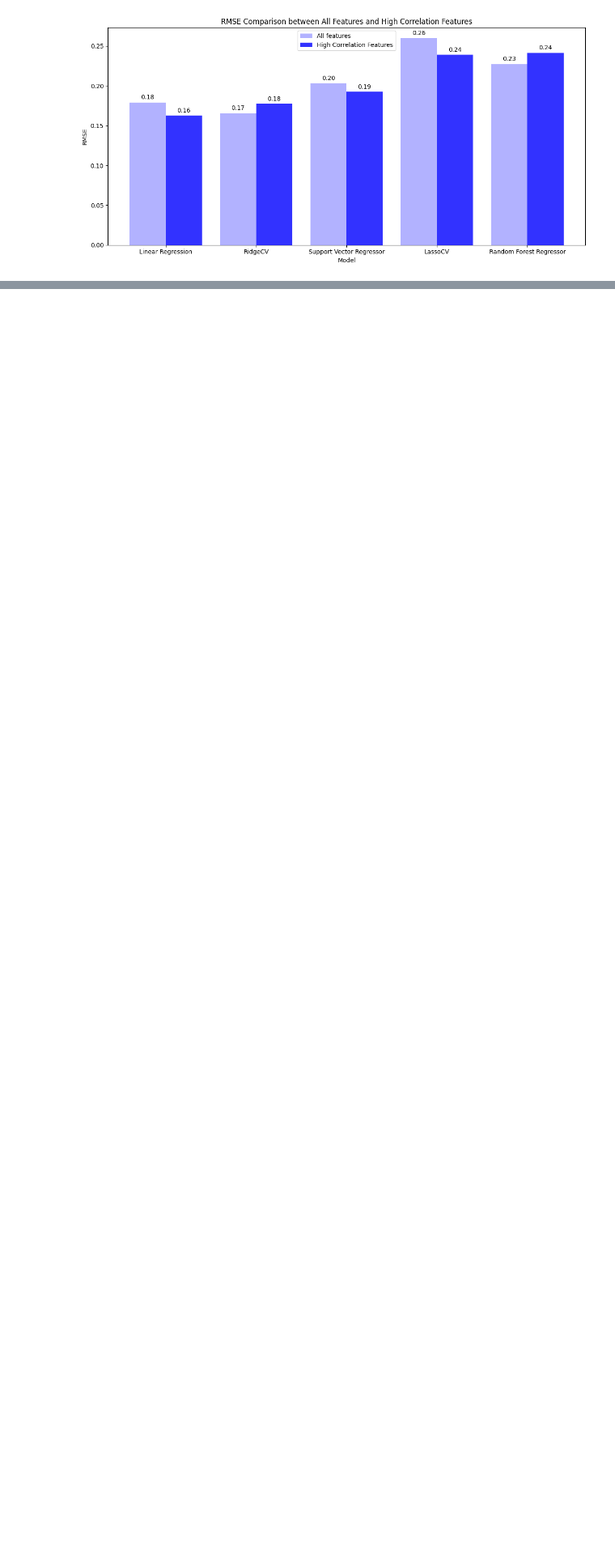
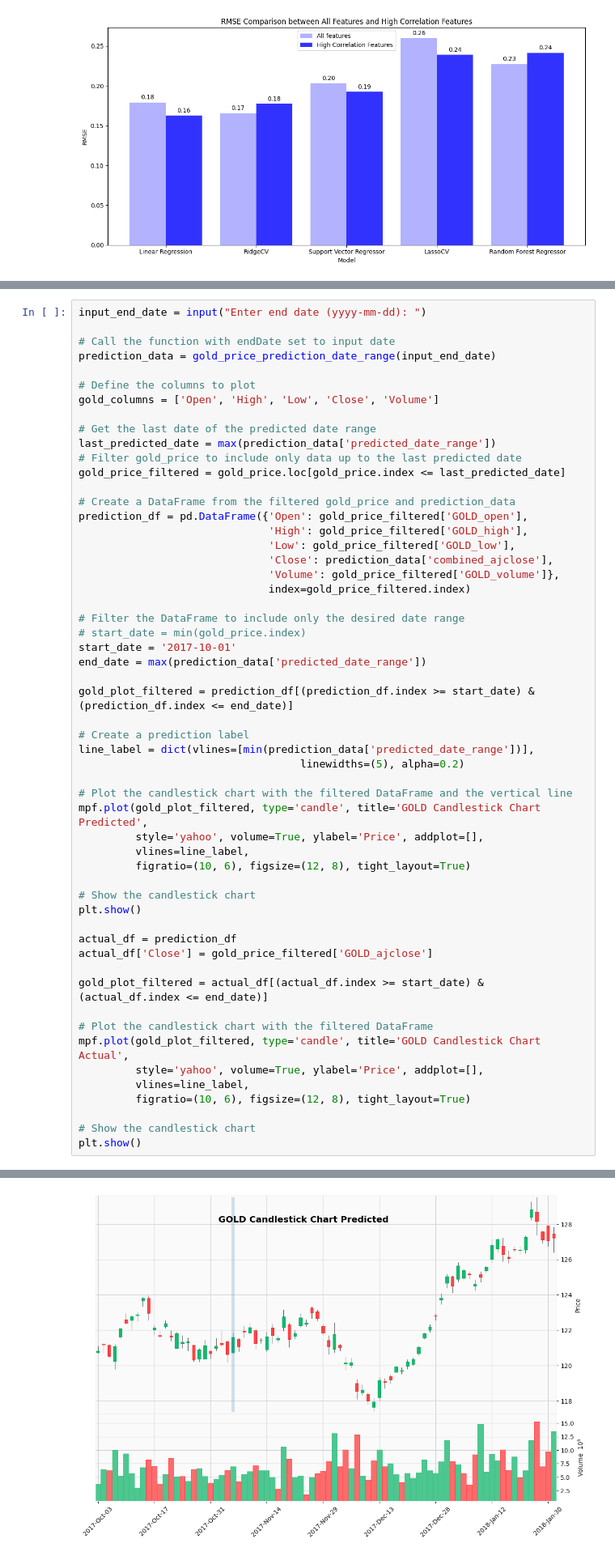
Before and after one commit to WickeyC/ds-assignment, a Jupyter notebook: Gold Prediction.ipynb, the cells around one changed output, grey strips where cells are left out. Shown: that part at 81% size. Drawn from its saved outputs; the diff is of its cells as text; blank space fills up the shorter version.

```diff
--- a/Gold Prediction.ipynb
+++ b/Gold Prediction.ipynb
@@ -1007,0 +1133,56 @@ plt.show()
+# %%
+input_end_date = input("Enter end date (yyyy-mm-dd): ")
+
+# Call the function with endDate set to input date
+prediction_data = gold_price_prediction_date_range(input_end_date)
+
+# Define the columns to plot
+gold_columns = ['Open', 'High', 'Low', 'Close', 'Volume']
+
+# Get the last date of the predicted date range
+last_predicted_date = max(prediction_data['predicted_date_range'])
+# Filter gold_price to include only data up to the last predicted date
+gold_price_filtered = gold_price.loc[gold_price.index <= last_predicted_date]
+
+# Create a DataFrame from the filtered gold_price and prediction_data
+prediction_df = pd.DataFrame({'Open': gold_price_filtered['GOLD_open'],
+                              'High': gold_price_filtered['GOLD_high'],
+                              'Low': gold_price_filtered['GOLD_low'],
+                              'Close': prediction_data['combined_ajclose'],
+                              'Volume': gold_price_filtered['GOLD_volume']},
+                              index=gold_price_filtered.index)
+
+# Filter the DataFrame to include only the desired date range
+# start_date = min(gold_price.index)
+start_date = '2017-10-01'
+end_date = max(prediction_data['predicted_date_range'])
+
+gold_plot_filtered = prediction_df[(prediction_df.index >= start_date) & (prediction_df.index <= end_date)]
+
+# Create a prediction label
+line_label = dict(vlines=[min(prediction_data['predicted_date_range'])],
+                                   linewidths=(5), alpha=0.2)
+
+# Plot the candlestick chart with the filtered DataFrame and the vertical line
+mpf.plot(gold_plot_filtered, type='candle', title='GOLD Candlestick Chart Predicted',
+         style='yahoo', volume=True, ylabel='Price', addplot=[],
+         vlines=line_label,
+         figratio=(10, 6), figsize=(12, 8), tight_layout=True)
+
+# Show the candlestick chart
+plt.show()
+
+actual_df = prediction_df
+actual_df['Close'] = gold_price_filtered['GOLD_ajclose']
+
+gold_plot_filtered = actual_df[(actual_df.index >= start_date) & (actual_df.index <= end_date)]
+
+# Plot the candlestick chart with the filtered DataFrame
+mpf.plot(gold_plot_filtered, type='candle', title='GOLD Candlestick Chart Actual',
+         style='yahoo', volume=True, ylabel='Price', addplot=[],
+         vlines=line_label,
+         figratio=(10, 6), figsize=(12, 8), tight_layout=True)
+
+# Show the candlestick chart
+plt.show()
+# %% [output]
@@ -1007,0 +1190 @@ plt.show()
+[figure, added]
```
Also changed, not shown: parts of 9 cells of this notebook, 19 other files.
